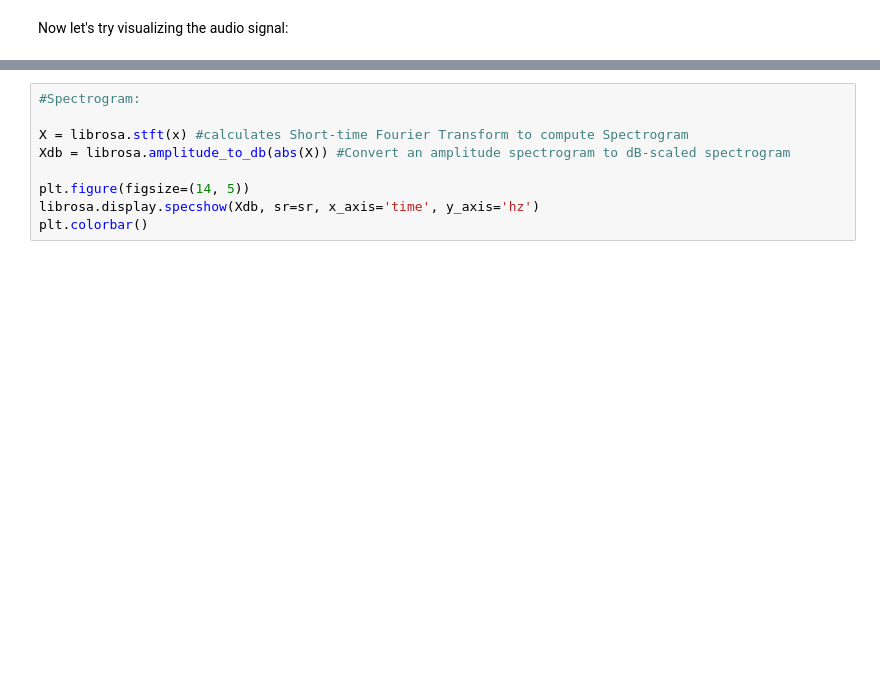
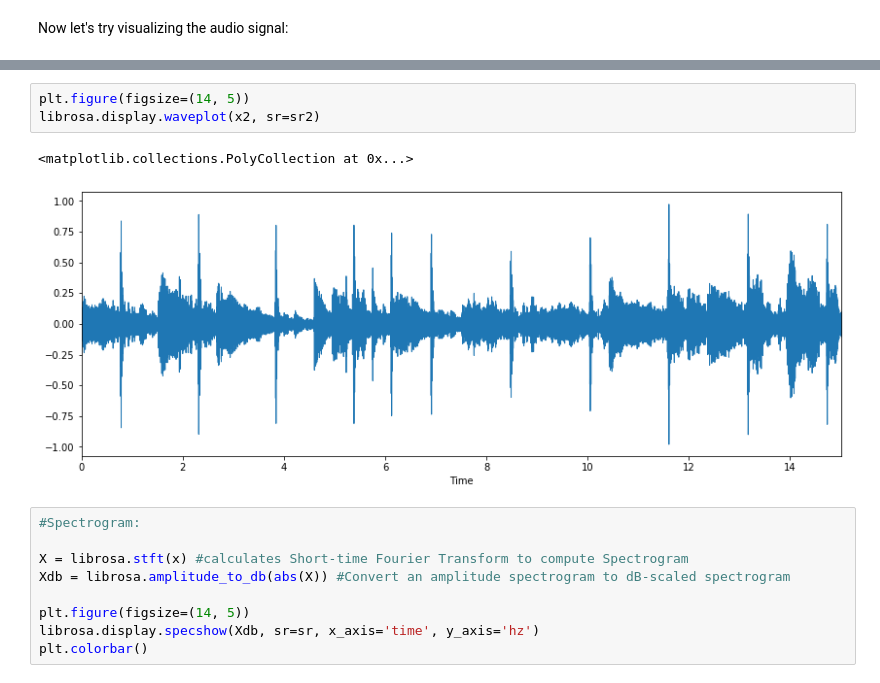
Before and after one commit to maxsanchezdp/final_project_data, a Jupyter notebook: features_test.ipynb, the cells around one changed output, grey strips where cells are left out. Drawn from its saved outputs; the diff is of its cells as text; blank space fills up the shorter version.

```diff
--- a/features_test.ipynb
+++ b/features_test.ipynb
@@ -51,3 +59,9 @@ librosa.display.waveplot(x, sr=sr)
+# %%
+plt.figure(figsize=(14, 5))
+librosa.display.waveplot(x2, sr=sr2)
+# %% [output]
+<matplotlib.collections.PolyCollection at 0x...>
+[figure, added]
 # %%
 #Spectrogram:
 
```
Also changed, not shown: parts of 3 cells of this notebook, 3 other files.
